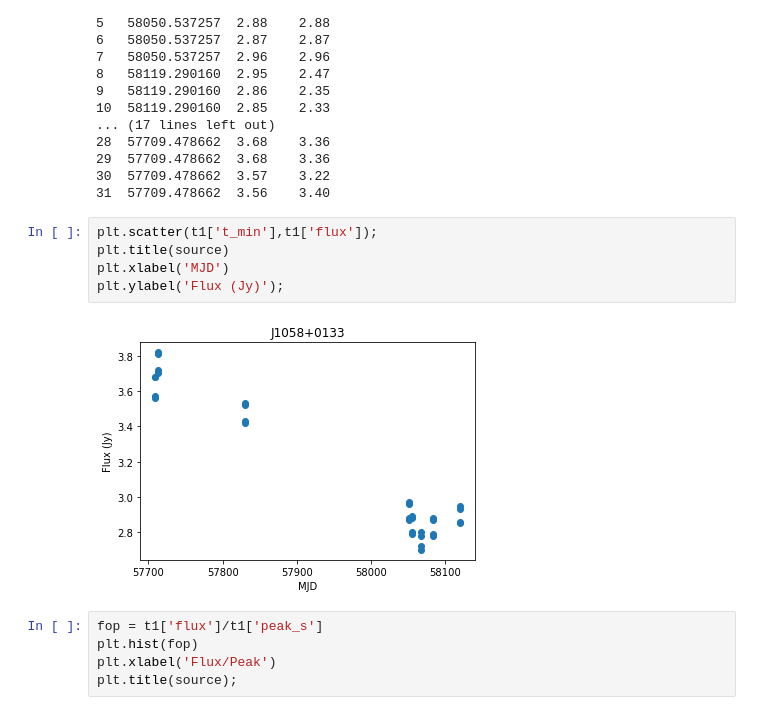
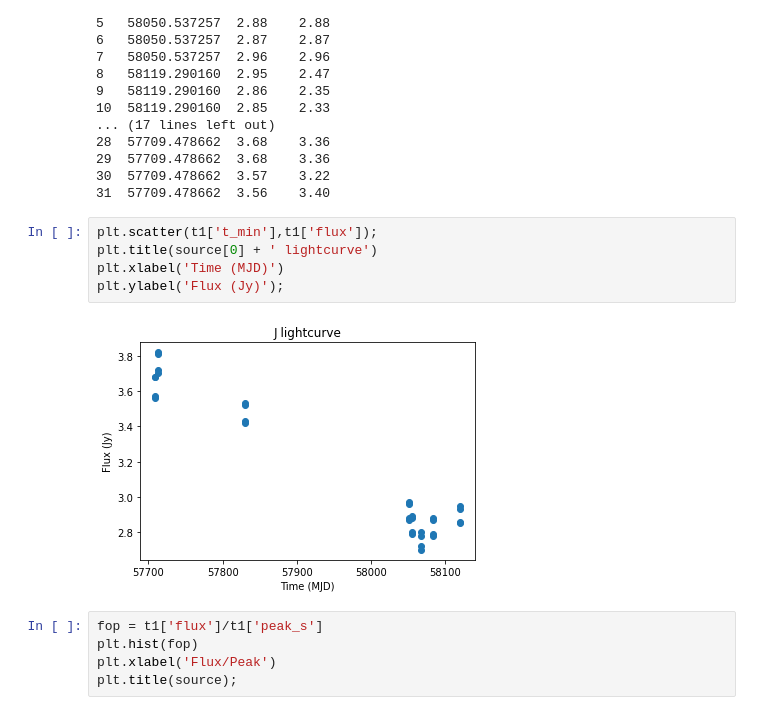
Before and after one commit to teuben/study7, a Jupyter notebook: notebooks/case8.ipynb, the cells around one changed output. Saved outputs shown, nothing was run; the diff lists cells and outputs as text.

```diff
--- a/notebooks/case8.ipynb
+++ b/notebooks/case8.ipynb
@@ -91,11 +91,11 @@ print(t1[ci])
 31  57709.478662  3.56    3.40
 # %%
 plt.scatter(t1['t_min'],t1['flux']);
-plt.title(source)
-plt.xlabel('MJD')
+plt.title(source[0] + ' lightcurve')
+plt.xlabel('Time (MJD)')
 plt.ylabel('Flux (Jy)');
 # %% [output]
-[figure, old version]
+[figure, new version]
 # %%
 fop = t1['flux']/t1['peak_s']
 plt.hist(fop)
```
Also changed, not shown: parts of 1 cell of this notebook.
